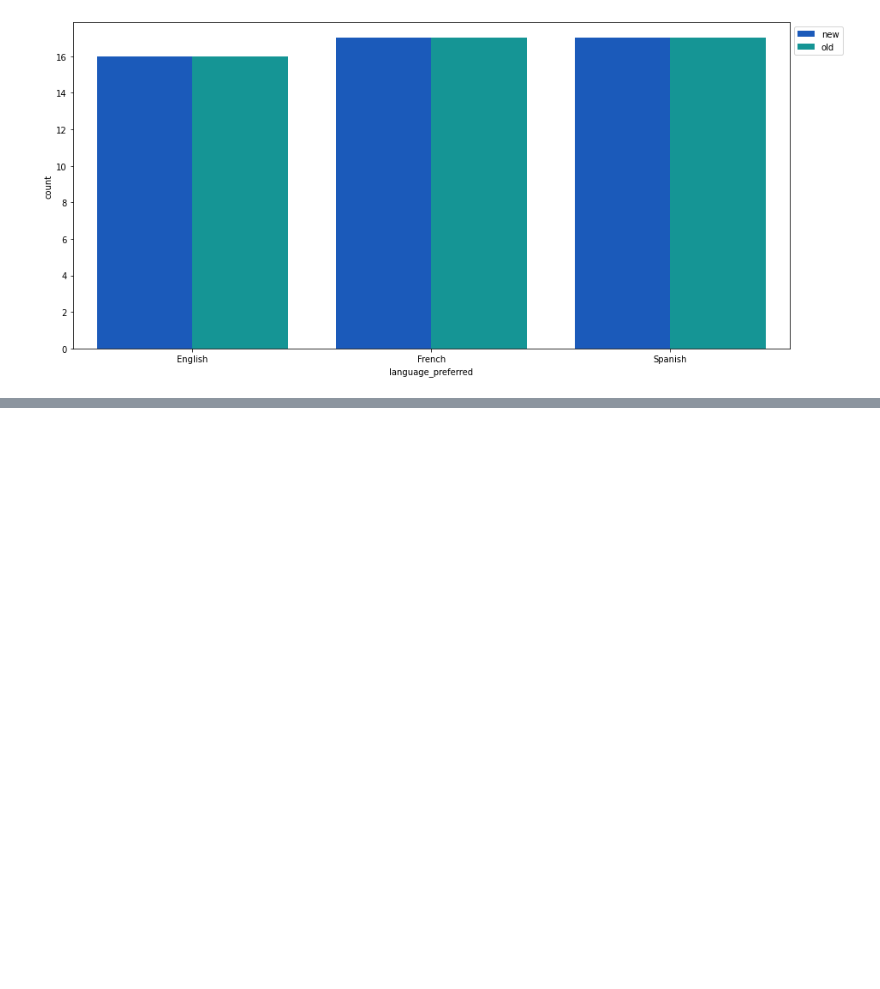
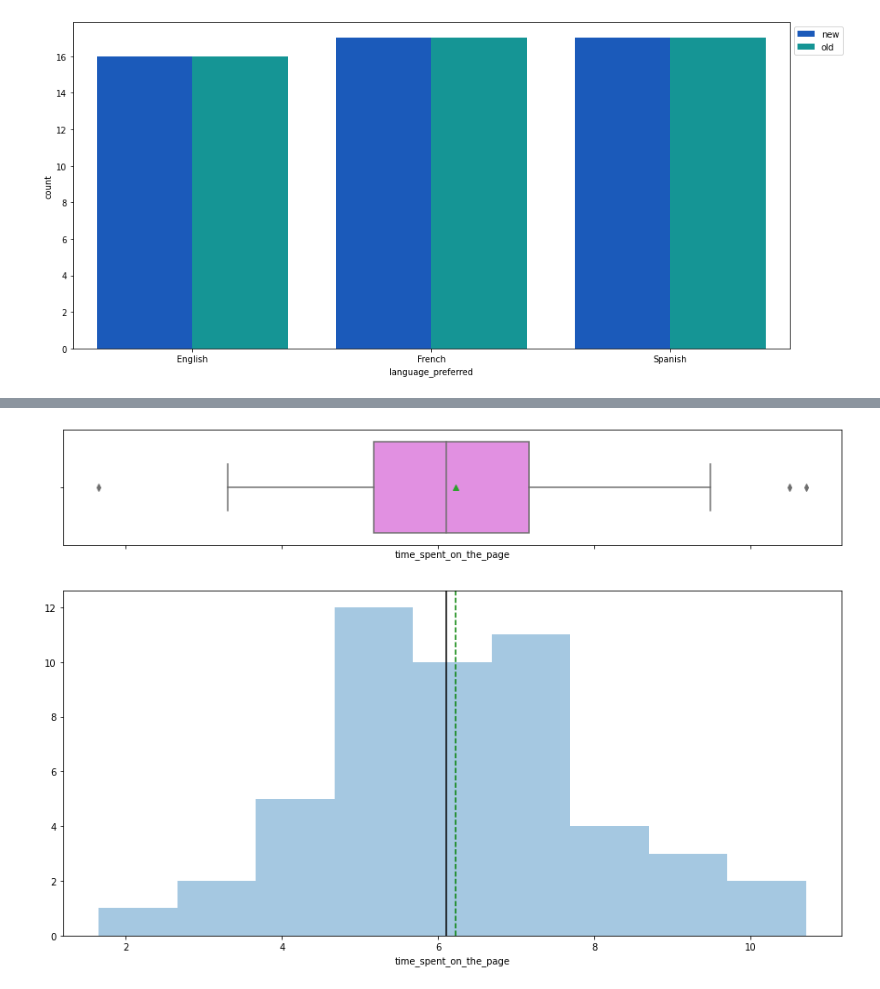
Before and after one commit to shelleyyyyy/DataAnalyticsProject2, a Jupyter notebook: noteBook.ipynb, the cells around one changed output, grey strips where cells are left out. Saved outputs shown, nothing was run; the diff lists cells and outputs as text; code cells hidden in the pictures; blank space fills up the shorter version.

```diff
--- a/noteBook.ipynb
+++ b/noteBook.ipynb
@@ -192,0 +264,4 @@ plt.show()
+# %%
+histogram_boxplot(landing_page_new["time_spent_on_the_page"])
+# %% [output]
+[figure, added]
```
Also changed, not shown: parts of 10 cells of this notebook.
